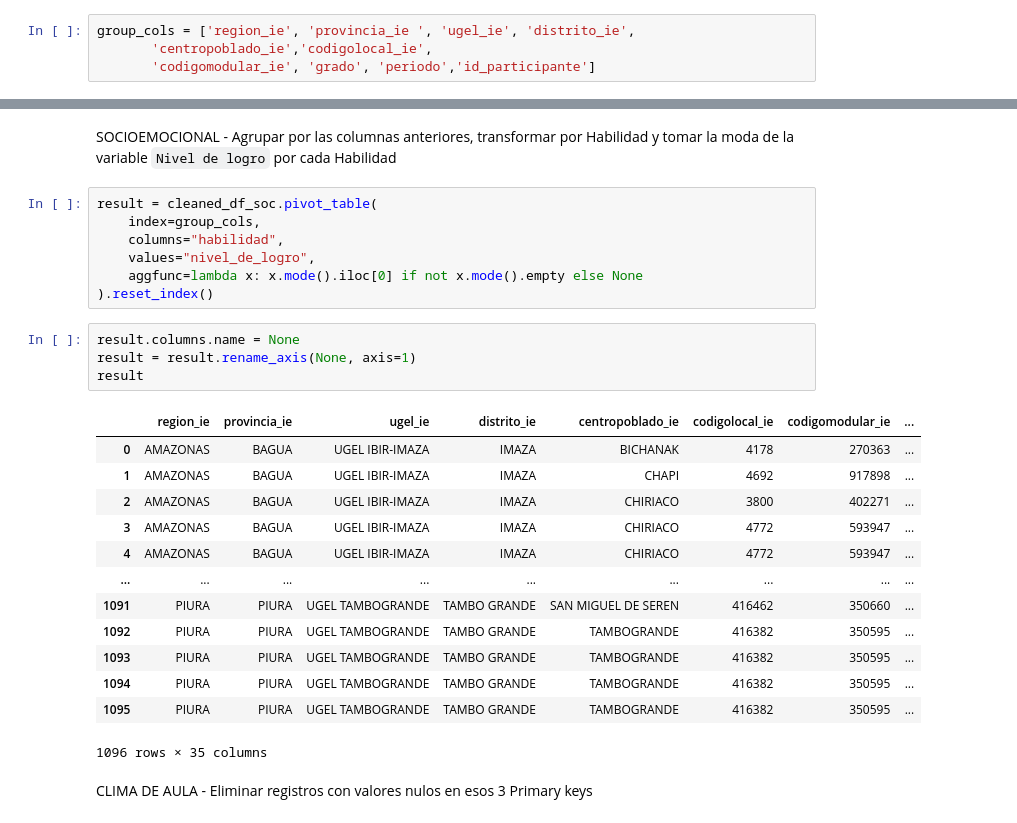
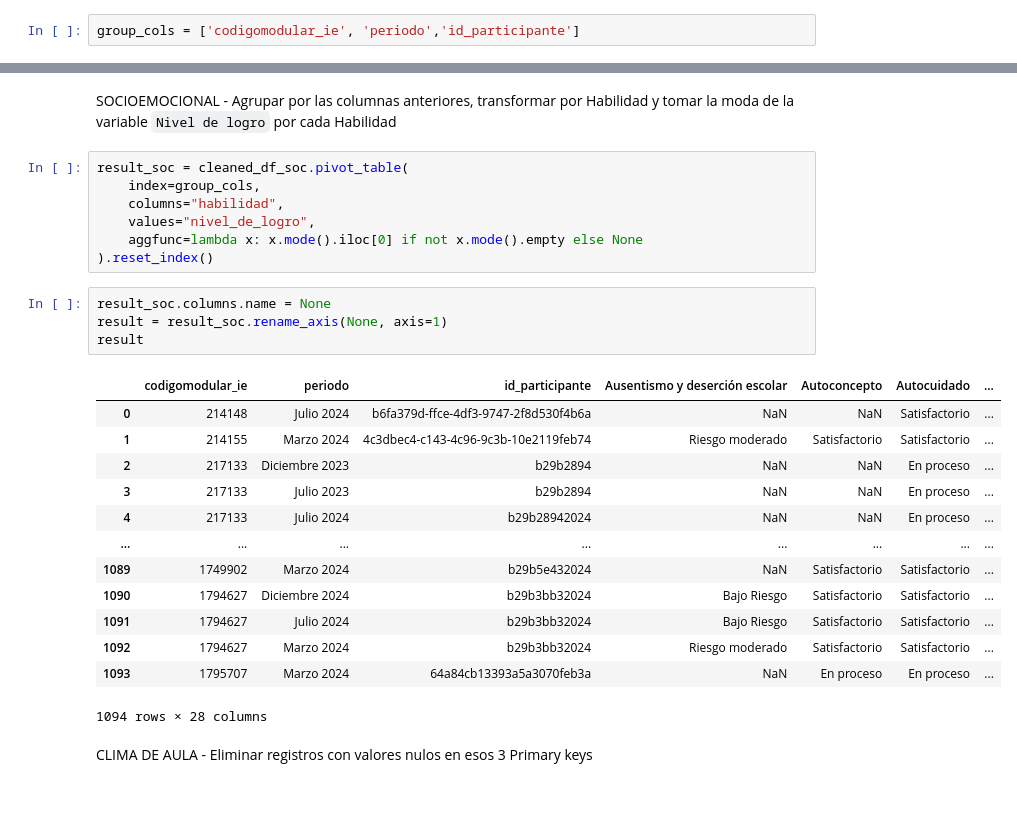
Before and after one commit to Raxcsu/breit-project, a Jupyter notebook: notebook/main.ipynb, the cells around one changed output, grey strips where cells are left out. Drawn from its saved outputs; the diff is of its cells as text.

```diff
--- a/notebook/main.ipynb
+++ b/notebook/main.ipynb
@@ -218,9 +218,7 @@ Index(['AÑO', 'region_ie', 'provincia_ie', 'ugel_ie', 'distrito_ie',
 # %% [markdown]
 ACADEMICO - Agrupar por las siguientes columnas y tomar la moda de la variable `Nivel de logro`
 # %%
-group_cols = ['region_ie', 'provincia_ie ', 'ugel_ie', 'distrito_ie',
-       'centropoblado_ie','codigolocal_ie',
-       'codigomodular_ie', 'grado', 'periodo','id_participante']
+group_cols = ['codigomodular_ie', 'periodo','id_participante']
 # %%
 # Asegurar que los nombres de columnas en group_cols existan en el DataFrame
 group_cols = [col.strip() for col in group_cols]  # Elimina espacios extra
@@ -312,30 +291,30 @@ Name: count, dtype: int64
 # %% [markdown]
 SOCIOEMOCIONAL - Agrupar por las columnas anteriores, transformar por Habilidad y tomar la moda de la variable `Nivel de logro` por cada Habilidad
 # %%
-result = cleaned_df_soc.pivot_table(
+result_soc = cleaned_df_soc.pivot_table(
     index=group_cols,
     columns="habilidad",
     values="nivel_de_logro",
     aggfunc=lambda x: x.mode().iloc[0] if not x.mode().empty else None
 ).reset_index()
 # %%
-result.columns.name = None
-result = result.rename_axis(None, axis=1)
+result_soc.columns.name = None
+result = result_soc.rename_axis(None, axis=1)
 result
 # %% [output]
-|  | region_ie | provincia_ie | ugel_ie | distrito_ie | centropoblado_ie | codigolocal_ie | codigomodular_ie | ... |
-| 0 | AMAZONAS | BAGUA | UGEL IBIR-IMAZA | IMAZA | BICHANAK | 4178 | 270363 | ... |
-| 1 | AMAZONAS | BAGUA | UGEL IBIR-IMAZA | IMAZA | CHAPI | 4692 | 917898 | ... |
-| 2 | AMAZONAS | BAGUA | UGEL IBIR-IMAZA | IMAZA | CHIRIACO | 3800 | 402271 | ... |
-| 3 | AMAZONAS | BAGUA | UGEL IBIR-IMAZA | IMAZA | CHIRIACO | 4772 | 593947 | ... |
-| 4 | AMAZONAS | BAGUA | UGEL IBIR-IMAZA | IMAZA | CHIRIACO | 4772 | 593947 | ... |
-| ... | ... | ... | ... | ... | ... | ... | ... | ... |
-| 1091 | PIURA | PIURA | UGEL TAMBOGRANDE | TAMBO GRANDE | SAN MIGUEL DE SEREN | 416462 | 350660 | ... |
-| 1092 | PIURA | PIURA | UGEL TAMBOGRANDE | TAMBO GRANDE | TAMBOGRANDE | 416382 | 350595 | ... |
-| 1093 | PIURA | PIURA | UGEL TAMBOGRANDE | TAMBO GRANDE | TAMBOGRANDE | 416382 | 350595 | ... |
-| 1094 | PIURA | PIURA | UGEL TAMBOGRANDE | TAMBO GRANDE | TAMBOGRANDE | 416382 | 350595 | ... |
-| 1095 | PIURA | PIURA | UGEL TAMBOGRANDE | TAMBO GRANDE | TAMBOGRANDE | 416382 | 350595 | ... |
+|  | codigomodular_ie | periodo | id_participante | Ausentismo y deserción escolar | Autoconcepto | Autocuidado | ... |
+| 0 | 214148 | Julio 2024 | b6fa379d-ffce-4df3-9747-2f8d530f4b6a | NaN | NaN | Satisfactorio | ... |
+| 1 | 214155 | Marzo 2024 | 4c3dbec4-c143-4c96-9c3b-10e2119feb74 | Riesgo moderado | Satisfactorio | Satisfactorio | ... |
+| 2 | 217133 | Diciembre 2023 | b29b2894 | NaN | NaN | En proceso | ... |
+| 3 | 217133 | Julio 2023 | b29b2894 | NaN | NaN | En proceso | ... |
+| 4 | 217133 | Julio 2024 | b29b28942024 | NaN | NaN | En proceso | ... |
+| ... | ... | ... | ... | ... | ... | ... | ... |
+| 1089 | 1749902 | Marzo 2024 | b29b5e432024 | NaN | Satisfactorio | Satisfactorio | ... |
+| 1090 | 1794627 | Diciembre 2024 | b29b3bb32024 | Bajo Riesgo | Satisfactorio | Satisfactorio | ... |
+| 1091 | 1794627 | Julio 2024 | b29b3bb32024 | Bajo Riesgo | Satisfactorio | Satisfactorio | ... |
+| 1092 | 1794627 | Marzo 2024 | b29b3bb32024 | Riesgo moderado | Satisfactorio | Satisfactorio | ... |
+| 1093 | 1795707 | Marzo 2024 | 64a84cb13393a5a3070feb3a | NaN | En proceso | En proceso | ... |
-1096 rows × 35 columns
+1094 rows × 28 columns
 # %% [markdown]
 CLIMA DE AULA - Eliminar registros con valores nulos en esos 3 Primary keys
 # %%
```
Also changed, not shown: parts of 82 cells of this notebook, 1 other file.
